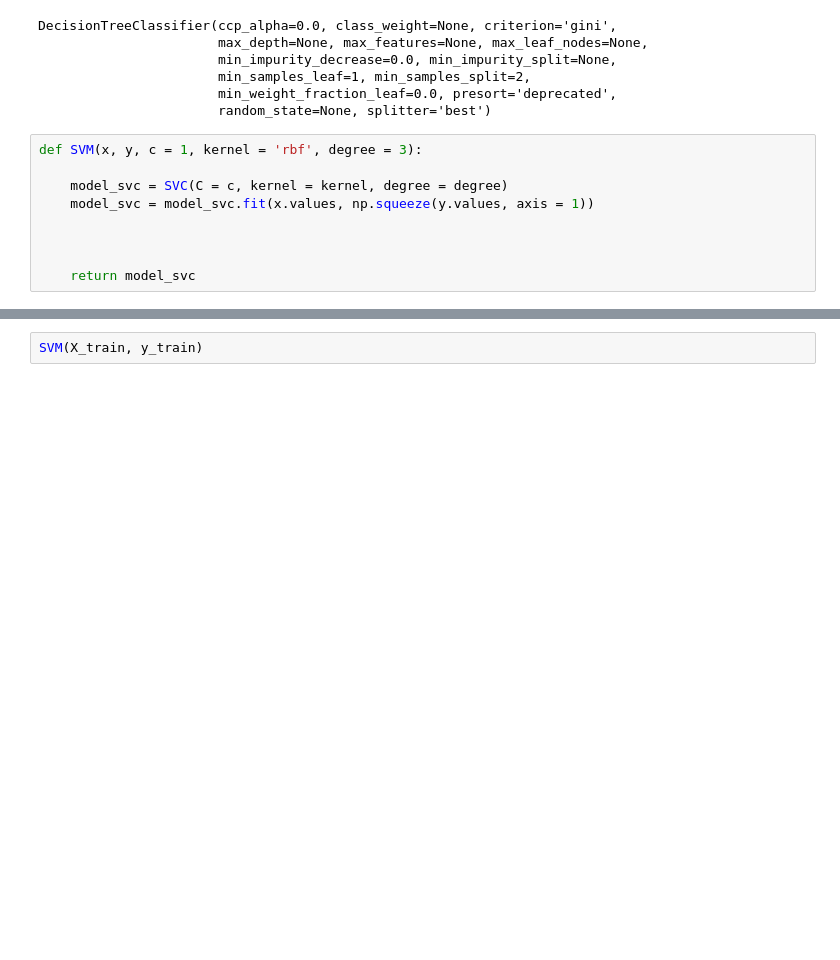
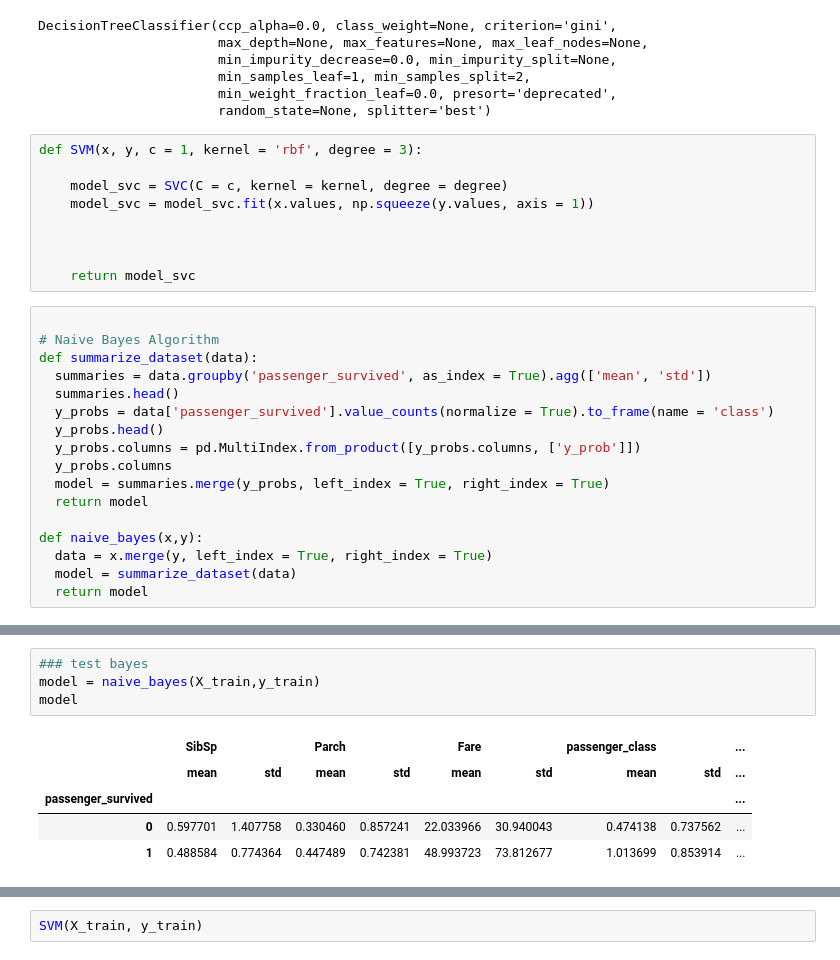
Before and after one commit to bhlr/statisticalLearning, a Jupyter notebook: proyecto1/proyecto.ipynb, the cells around one changed output, grey strips where cells are left out. Saved outputs shown, nothing was run; the diff lists cells and outputs as text; blank space fills up the shorter version.

```diff
--- a/proyecto1/proyecto.ipynb
+++ b/proyecto1/proyecto.ipynb
@@ -280,3 +280,20 @@ def SVM(x, y, c = 1, kernel = 'rbf', degree = 3):
 
 
     return model_svc
+# %%
+
+# Naive Bayes Algorithm
+def summarize_dataset(data):
+  summaries = data.groupby('passenger_survived', as_index = True).agg(['mean', 'std'])
+  summaries.head()
+  y_probs = data['passenger_survived'].value_counts(normalize = True).to_frame(name = 'class')
+  y_probs.head()
+  y_probs.columns = pd.MultiIndex.from_product([y_probs.columns, ['y_prob']])
+  y_probs.columns
+  model = summaries.merge(y_probs, left_index = True, right_index = True)
+  return model
+
+def naive_bayes(x,y):
+  data = x.merge(y, left_index = True, right_index = True)
+  model = summarize_dataset(data)
+  return model
@@ -282,0 +328,10 @@ def SVM(x, y, c = 1, kernel = 'rbf', degree = 3):
+# %%
+### test bayes
+model = naive_bayes(X_train,y_train)
+model
+# %% [output]
+|  | SibSp |  | Parch |  | Fare |  | passenger_class |  | ... |
+|  | mean | std | mean | std | mean | std | mean | std | ... |
+| passenger_survived |  |  |  |  |  |  |  |  | ... |
+| 0 | 0.597701 | 1.407758 | 0.330460 | 0.857241 | 22.033966 | 30.940043 | 0.474138 | 0.737562 | ... |
+| 1 | 0.488584 | 0.774364 | 0.447489 | 0.742381 | 48.993723 | 73.812677 | 1.013699 | 0.853914 | ... |
```
Also changed, not shown: parts of 2 cells of this notebook.
